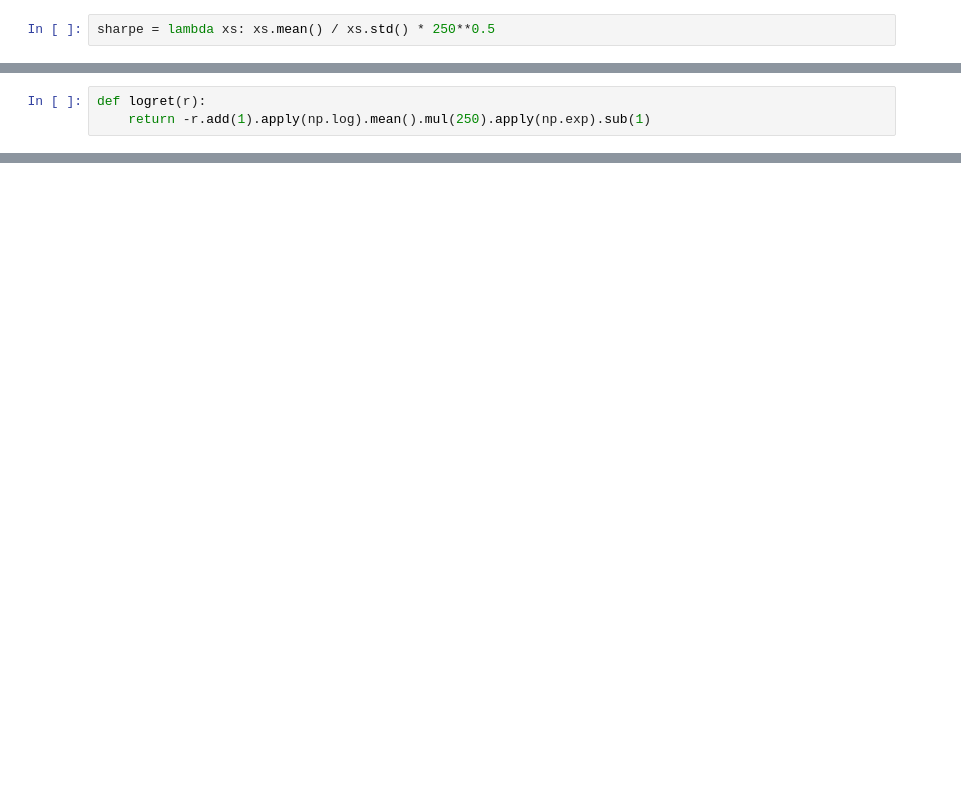
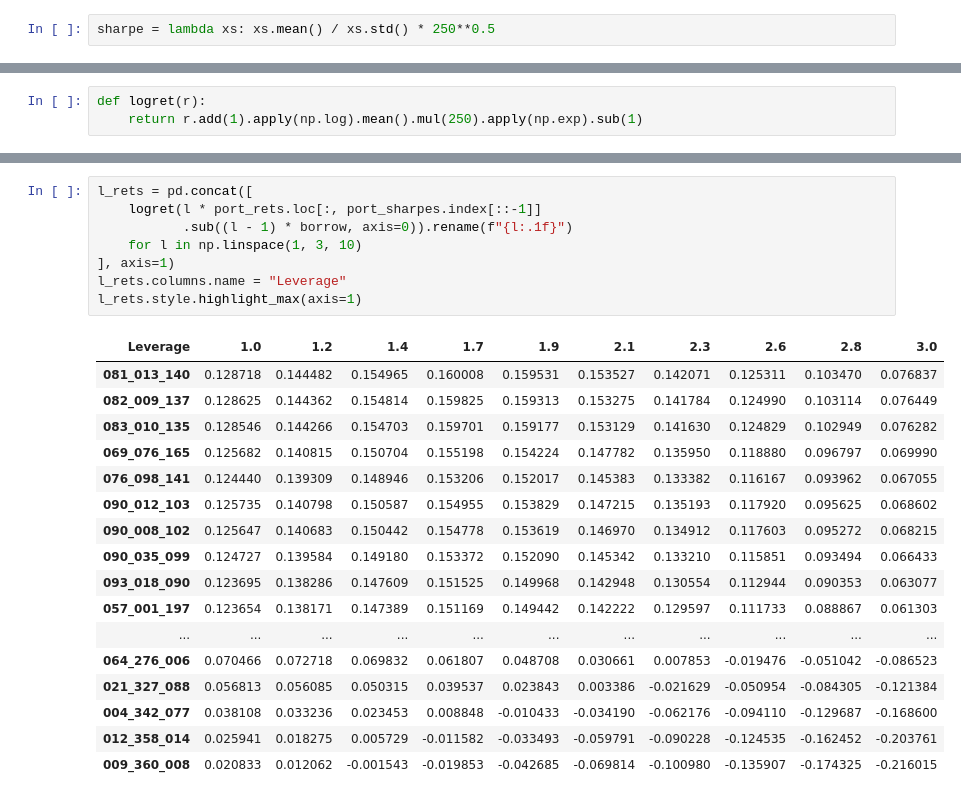
Before and after one commit to chiaolun/market-timing, a Jupyter notebook: Simple Diversification.ipynb, the cells around one changed output, grey strips where cells are left out. Cells and saved outputs as stored; diff of their text form; blank space fills up the shorter version.

```diff
--- a/Simple Diversification.ipynb
+++ b/Simple Diversification.ipynb
@@ -125,3 +180,3 @@ dtype: float64
 # %%
 def logret(r):
-    return -r.add(1).apply(np.log).mean().mul(250).apply(np.exp).sub(1)
+    return r.add(1).apply(np.log).mean().mul(250).apply(np.exp).sub(1)
@@ -136,0 +183,26 @@ ax.set_xlabel("Leverage");
+# %%
+l_rets = pd.concat([
+    logret(l * port_rets.loc[:, port_sharpes.index[::-1]]
+           .sub((l - 1) * borrow, axis=0)).rename(f"{l:.1f}")
+    for l in np.linspace(1, 3, 10)
+], axis=1)
+l_rets.columns.name = "Leverage"
+l_rets.style.highlight_max(axis=1)
+# %% [output]
+| Leverage | 1.0 | 1.2 | 1.4 | 1.7 | 1.9 | 2.1 | 2.3 | 2.6 | 2.8 | 3.0 |
+| 081_013_140 | 0.128718 | 0.144482 | 0.154965 | 0.160008 | 0.159531 | 0.153527 | 0.142071 | 0.125311 | 0.103470 | 0.076837 |
+| 082_009_137 | 0.128625 | 0.144362 | 0.154814 | 0.159825 | 0.159313 | 0.153275 | 0.141784 | 0.124990 | 0.103114 | 0.076449 |
+| 083_010_135 | 0.128546 | 0.144266 | 0.154703 | 0.159701 | 0.159177 | 0.153129 | 0.141630 | 0.124829 | 0.102949 | 0.076282 |
+| 069_076_165 | 0.125682 | 0.140815 | 0.150704 | 0.155198 | 0.154224 | 0.147782 | 0.135950 | 0.118880 | 0.096797 | 0.069990 |
+| 076_098_141 | 0.124440 | 0.139309 | 0.148946 | 0.153206 | 0.152017 | 0.145383 | 0.133382 | 0.116167 | 0.093962 | 0.067055 |
+| 090_012_103 | 0.125735 | 0.140798 | 0.150587 | 0.154955 | 0.153829 | 0.147215 | 0.135193 | 0.117920 | 0.095625 | 0.068602 |
+| 090_008_102 | 0.125647 | 0.140683 | 0.150442 | 0.154778 | 0.153619 | 0.146970 | 0.134912 | 0.117603 | 0.095272 | 0.068215 |
+| 090_035_099 | 0.124727 | 0.139584 | 0.149180 | 0.153372 | 0.152090 | 0.145342 | 0.133210 | 0.115851 | 0.093494 | 0.066433 |
+| 093_018_090 | 0.123695 | 0.138286 | 0.147609 | 0.151525 | 0.149968 | 0.142948 | 0.130554 | 0.112944 | 0.090353 | 0.063077 |
+| 057_001_197 | 0.123654 | 0.138171 | 0.147389 | 0.151169 | 0.149442 | 0.142222 | 0.129597 | 0.111733 | 0.088867 | 0.061303 |
+| ... | ... | ... | ... | ... | ... | ... | ... | ... | ... | ... |
+| 064_276_006 | 0.070466 | 0.072718 | 0.069832 | 0.061807 | 0.048708 | 0.030661 | 0.007853 | -0.019476 | -0.051042 | -0.086523 |
+| 021_327_088 | 0.056813 | 0.056085 | 0.050315 | 0.039537 | 0.023843 | 0.003386 | -0.021629 | -0.050954 | -0.084305 | -0.121384 |
+| 004_342_077 | 0.038108 | 0.033236 | 0.023453 | 0.008848 | -0.010433 | -0.034190 | -0.062176 | -0.094110 | -0.129687 | -0.168600 |
+| 012_358_014 | 0.025941 | 0.018275 | 0.005729 | -0.011582 | -0.033493 | -0.059791 | -0.090228 | -0.124535 | -0.162452 | -0.203761 |
+| 009_360_008 | 0.020833 | 0.012062 | -0.001543 | -0.019853 | -0.042685 | -0.069814 | -0.100980 | -0.135907 | -0.174325 | -0.216015 |
```
Also changed, not shown: parts of 25 cells of this notebook.
